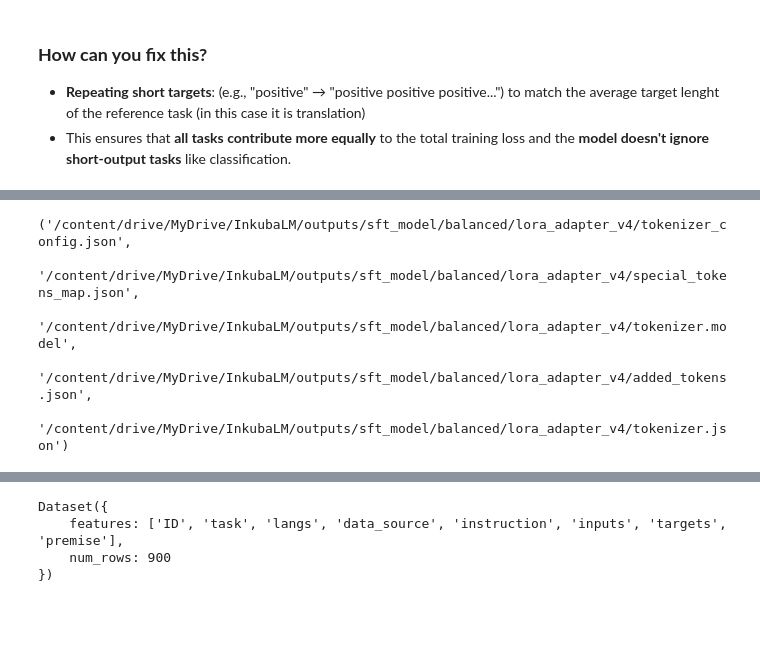
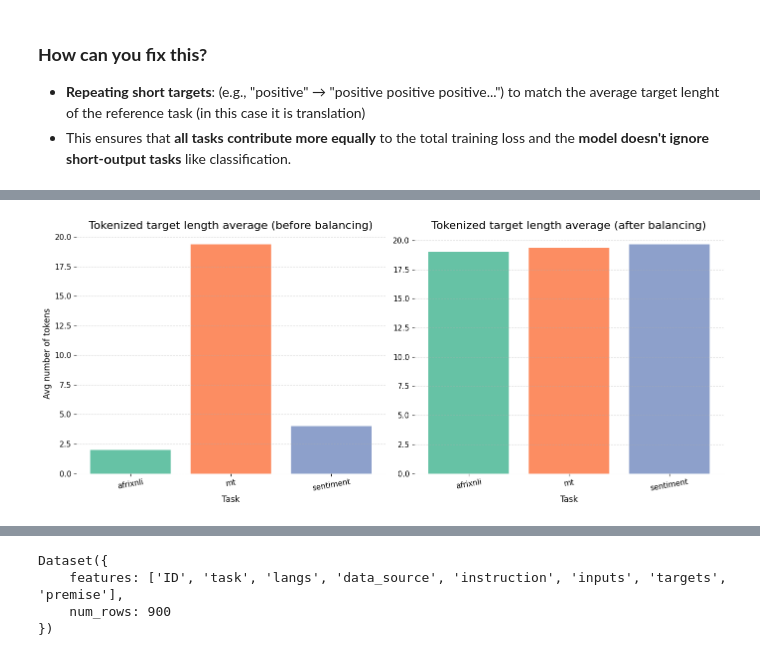
Before and after one commit to melissafasol/InkubaLM-Challenge, a Jupyter notebook: notebooks/01_implementation.ipynb, the cells around one changed output, grey strips where cells are left out. Drawn from its saved outputs; the diff is of its cells as text; code cells hidden in the pictures; blank space fills up the shorter version.

```diff
--- a/notebooks/01_implementation.ipynb
+++ b/notebooks/01_implementation.ipynb
@@ -239,0 +243,4 @@ Name: targets, dtype: float64
+# %%
+df_padded = repeat_target_tokens_to_length(train_df, tokenizer, target_length=19)
+df_padded['target_len'] = df_padded['targets'].apply(lambda x: len(tokenizer(x).input_ids))
+print(df_padded.groupby('task')['target_len'].describe())
@@ -239,0 +265,3 @@ Name: targets, dtype: float64
+# %%
+df_padded['target_len'] = df_padded['targets'].apply(lambda x: len(tokenizer(x).input_ids))
+df_padded.groupby('task')['target_len'].describe()
@@ -290,9 +290,56 @@ output_dir = '/content/drive/MyDrive/InkubaLM/outputs/'
-# %%
-model.save_pretrained(os.path.join(output_dir, "sft_model/balanced/lora_adapter_v4"))
-tokenizer.save_pretrained(os.path.join(output_dir, "sft_model/balanced/lora_adapter_v4"))
-# %% [output]
-('/content/drive/MyDrive/InkubaLM/outputs/sft_model/balanced/lora_adapter_v4/tokenizer_config.json',
- '/content/drive/MyDrive/InkubaLM/outputs/sft_model/balanced/lora_adapter_v4/special_tokens_map.json',
- '/content/drive/MyDrive/InkubaLM/outputs/sft_model/balanced/lora_adapter_v4/tokenizer.model',
- '/content/drive/MyDrive/InkubaLM/outputs/sft_model/balanced/lora_adapter_v4/added_tokens.json',
- '/content/drive/MyDrive/InkubaLM/outputs/sft_model/balanced/lora_adapter_v4/tokenizer.json')
+# %%
+def plot_target_lengths(df_before, df_after, tokenizer, task_column='task'):
+    """
+    Plot average tokenized target lengths before and after balancing.
+    """
+    import matplotlib.pyplot as plt
+
+    fig, (ax1, ax2) = plt.subplots(1, 2, figsize=(14, 6))
+
+    tasks = sorted(df_before[task_column].unique())
+    colors = plt.cm.Set2.colors[:len(tasks)]
+    color_map = {task: colors[i] for i, task in enumerate(tasks)}
+
+    # Compute actual tokenized lengths
+    lengths_before = {
+        task: df_before[df_before[task_column] == task]['targets']
+        .apply(lambda x: len(tokenizer(str(x)).input_ids))
+        .mean()
+        for task in tasks
+    }
+
+    lengths_after = {
+        task: df_after[df_after[task_column] == task]['targets']
+        .apply(lambda x: len(tokenizer(str(x)).input_ids))
+        .mean()
+        for task in tasks
+    }
+
+    # Plot BEFORE
+    ax1.bar(lengths_before.keys(), lengths_before.values(),
+            color=[color_map[task] for task in tasks])
+    ax1.set_title("Tokenized target length average (before balancing)", fontsize=16)
+    ax1.set_ylabel("Avg number of tokens", fontsize=12)
+    ax1.set_xlabel("Task", fontsize=12)
+
+    # Plot AFTER
+    ax2.bar(lengths_after.keys(), lengths_after.values(),
+            color=[color_map[task] for task in tasks])
+    ax2.set_title("Tokenized target length average (after balancing)", fontsize=16)
+    ax2.set_xlabel("Task", fontsize=12)
+
+    for ax in (ax1, ax2):
+        ax.spines['top'].set_visible(False)
+        ax.spines['right'].set_visible(False)
+        ax.spines['left'].set_visible(False)
+        ax.spines['bottom'].set_visible(False)
+        ax.tick_params(axis='x', labelrotation=10, labelsize=11)
+        ax.tick_params(axis='y', labelsize=11)
+        ax.grid(axis='y', linestyle='--', alpha=0.5)
+
+    plt.tight_layout()
+    plt.show()
+
+plot_target_lengths(train_df, df_padded, tokenizer)
+# %% [output]
+[figure, added]
```
Also changed, not shown: parts of 20 cells of this notebook.
